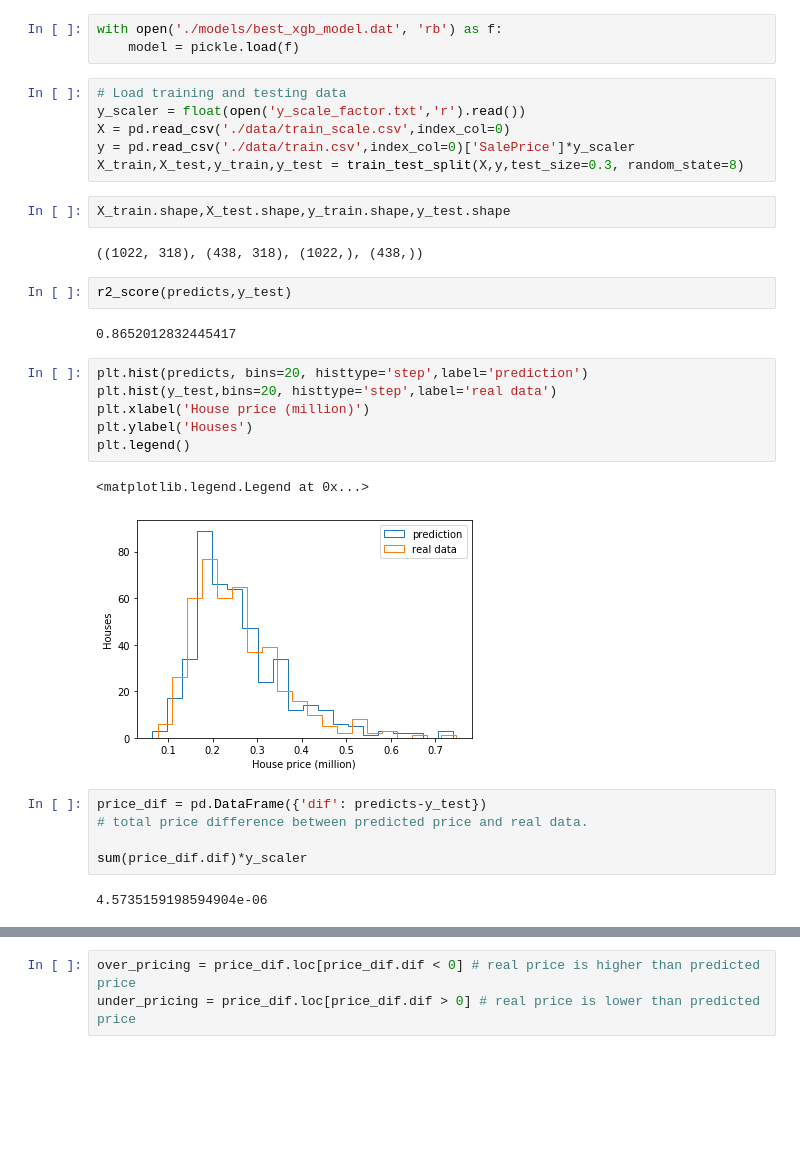
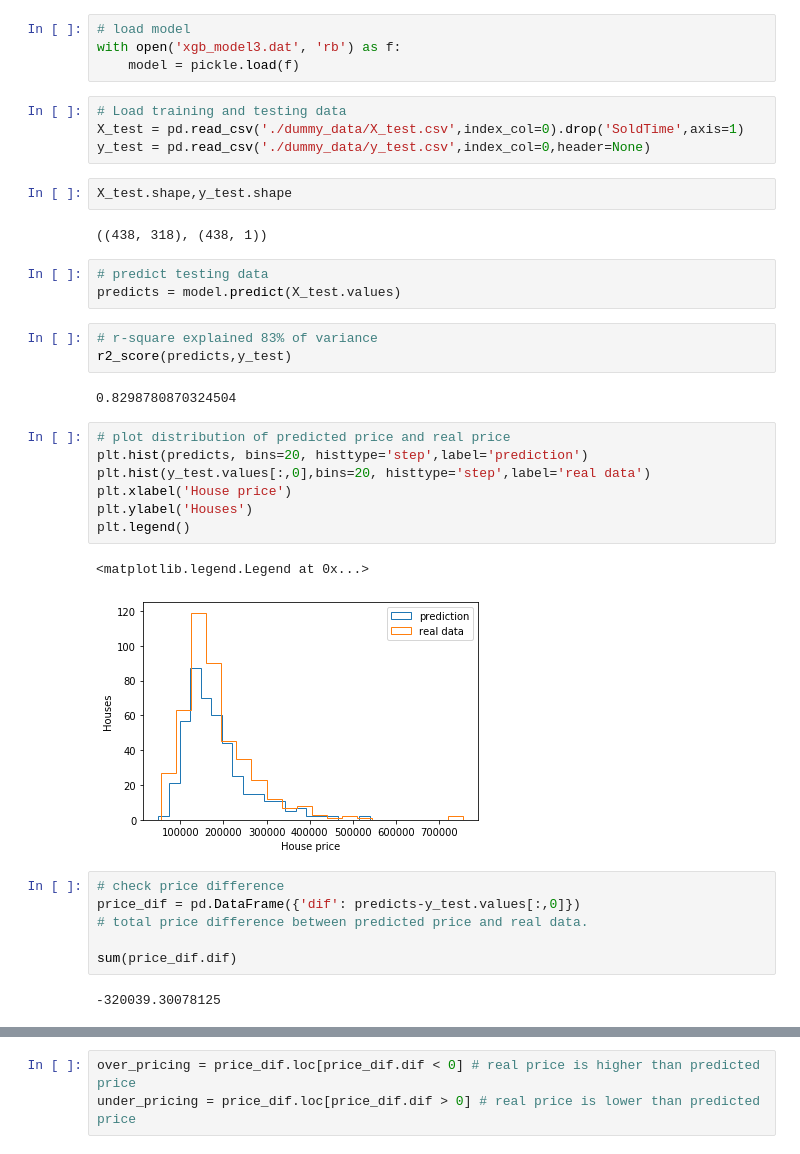
Before and after one commit to Shunling/CapstoneProjects, a Jupyter notebook: HousePriceRegression/Shirley_HousePriceRegression_Data_insight_price_dif.ipynb, the cells around one changed output, grey strips where cells are left out. Saved outputs shown, nothing was run; the diff lists cells and outputs as text; blank space fills up the shorter version.

```diff
--- a/HousePriceRegression/Shirley_HousePriceRegression_Data_insight_price_dif.ipynb
+++ b/HousePriceRegression/Shirley_HousePriceRegression_Data_insight_price_dif.ipynb
@@ -8,33 +10,38 @@ import matplotlib.pyplot as plt
 # %%
-with open('./models/best_xgb_model.dat', 'rb') as f:
+# load model
+with open('xgb_model3.dat', 'rb') as f:
     model = pickle.load(f)
 # %%
 # Load training and testing data
-y_scaler = float(open('y_scale_factor.txt','r').read())
-X = pd.read_csv('./data/train_scale.csv',index_col=0)
-y = pd.read_csv('./data/train.csv',index_col=0)['SalePrice']*y_scaler
-X_train,X_test,y_train,y_test = train_test_split(X,y,test_size=0.3, random_state=8)
+X_test = pd.read_csv('./dummy_data/X_test.csv',index_col=0).drop('SoldTime',axis=1)
+y_test = pd.read_csv('./dummy_data/y_test.csv',index_col=0,header=None)
 # %%
-X_train.shape,X_test.shape,y_train.shape,y_test.shape
+X_test.shape,y_test.shape
 # %% [output]
-((1022, 318), (438, 318), (1022,), (438,))
+((438, 318), (438, 1))
-# %%
-r2_score(predicts,y_test)
-# %% [output]
-0.8652012832445417
+# %%
+# predict testing data
+predicts = model.predict(X_test.values)
+# %%
+# r-square explained 83% of variance
+r2_score(predicts,y_test)
+# %% [output]
+0.8298780870324504
 # %%
+# plot distribution of predicted price and real price
 plt.hist(predicts, bins=20, histtype='step',label='prediction')
-plt.hist(y_test,bins=20, histtype='step',label='real data')
-plt.xlabel('House price (million)')
+plt.hist(y_test.values[:,0],bins=20, histtype='step',label='real data')
+plt.xlabel('House price')
 plt.ylabel('Houses')
 plt.legend()
 # %% [output]
 <matplotlib.legend.Legend at 0x...>
-[figure, old version]
+[figure, new version]
 # %%
-price_dif = pd.DataFrame({'dif': predicts-y_test})
+# check price difference
+price_dif = pd.DataFrame({'dif': predicts-y_test.values[:,0]})
 # total price difference between predicted price and real data.
 
-sum(price_dif.dif)*y_scaler
+sum(price_dif.dif)
 # %% [output]
-4.5735159198594904e-06
+-320039.30078125
```
Also changed, not shown: parts of 16 cells of this notebook.
